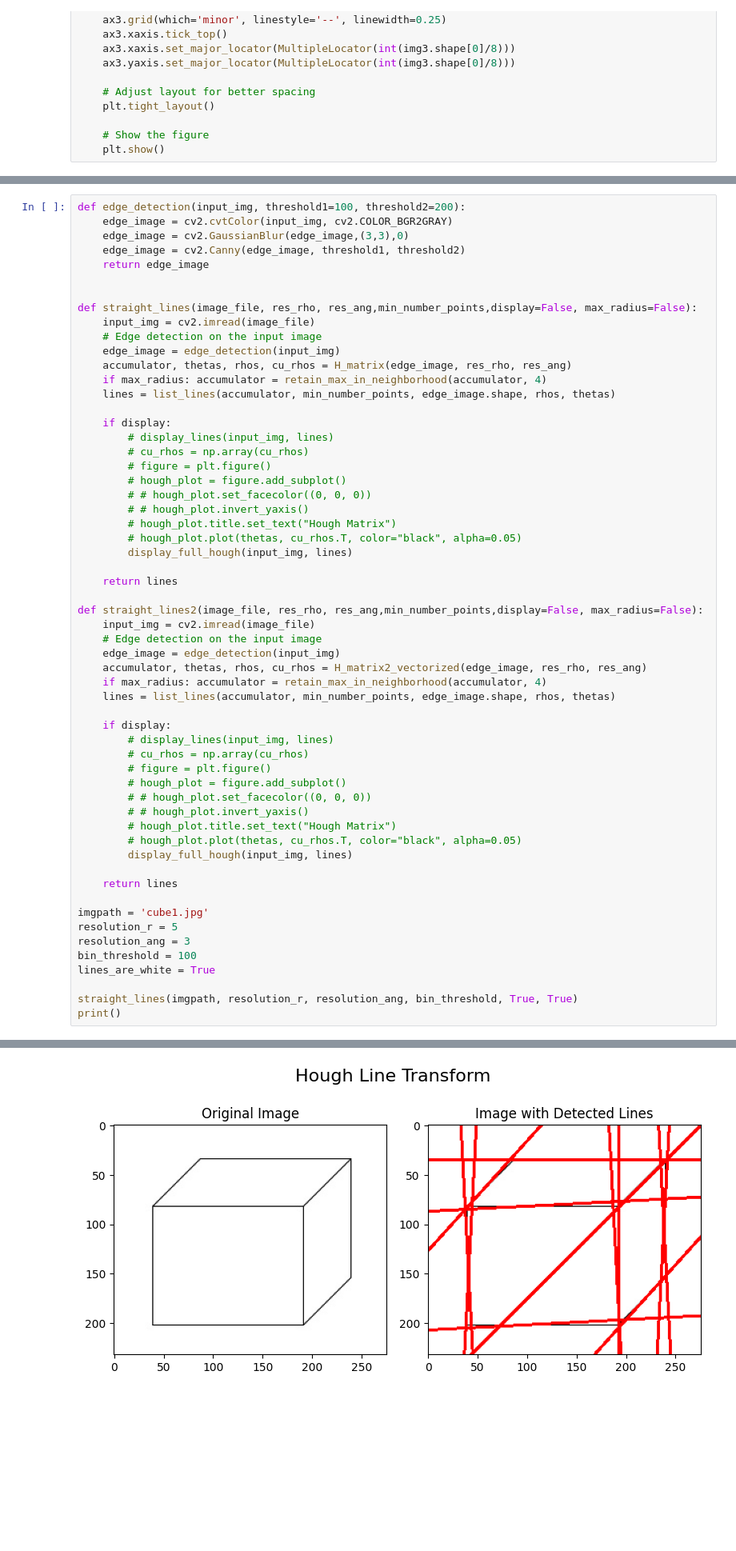
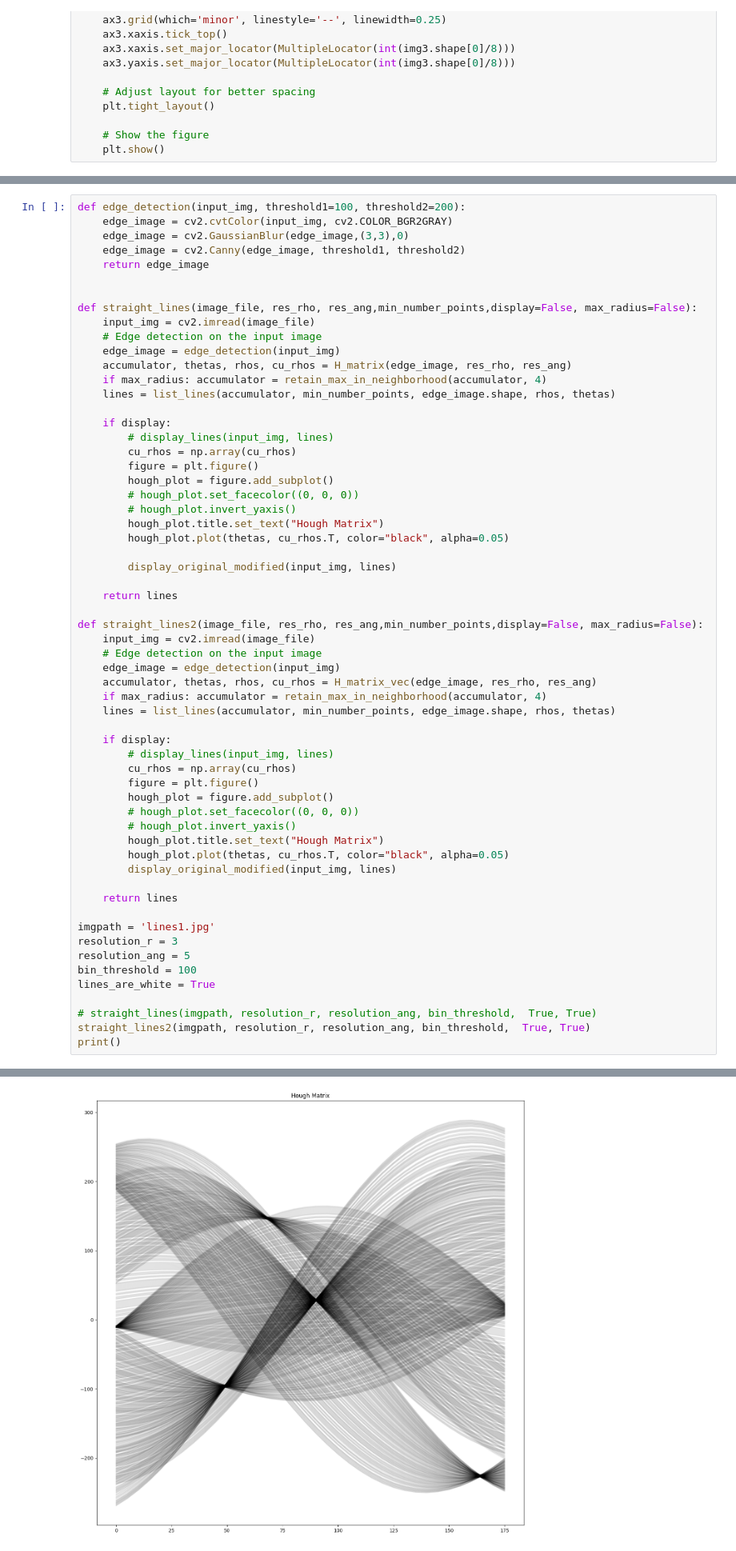
Before and after one commit to haeshed/classic-computer-vision, a Jupyter notebook: HW2/hw2 - test5.ipynb, the cells around one changed output, grey strips where cells are left out. Shown at 80% size. Drawn from its saved outputs; the diff is of its cells as text; blank space fills up the shorter version.

Commit message:
vect working + display

```diff
--- a/HW2/hw2 - test5.ipynb
+++ b/HW2/hw2 - test5.ipynb
@@ -320,14 +316,15 @@ def straight_lines(image_file, res_rho, res_ang,min_number_points,display=False,
 
     if display:
         # display_lines(input_img, lines)
-        # cu_rhos = np.array(cu_rhos)
-        # figure = plt.figure()
-        # hough_plot = figure.add_subplot()
-        # # hough_plot.set_facecolor((0, 0, 0))
-        # # hough_plot.invert_yaxis()
-        # hough_plot.title.set_text("Hough Matrix")
-        # hough_plot.plot(thetas, cu_rhos.T, color="black", alpha=0.05)
-        display_full_hough(input_img, lines)
+        cu_rhos = np.array(cu_rhos)
+        figure = plt.figure()
+        hough_plot = figure.add_subplot()
+        # hough_plot.set_facecolor((0, 0, 0))
+        # hough_plot.invert_yaxis()
+        hough_plot.title.set_text("Hough Matrix")
+        hough_plot.plot(thetas, cu_rhos.T, color="black", alpha=0.05)
+
+        display_original_modified(input_img, lines)
 
     return lines
 
@@ -335,29 +332,30 @@ def straight_lines2(image_file, res_rho, res_ang,min_number_points,display=False
     input_img = cv2.imread(image_file)
     # Edge detection on the input image
     edge_image = edge_detection(input_img)
-    accumulator, thetas, rhos, cu_rhos = H_matrix2_vectorized(edge_image, res_rho, res_ang)
+    accumulator, thetas, rhos, cu_rhos = H_matrix_vec(edge_image, res_rho, res_ang)
     if max_radius: accumulator = retain_max_in_neighborhood(accumulator, 4)
     lines = list_lines(accumulator, min_number_points, edge_image.shape, rhos, thetas)
 
     if display:
         # display_lines(input_img, lines)
-        # cu_rhos = np.array(cu_rhos)
-        # figure = plt.figure()
-        # hough_plot = figure.add_subplot()
-        # # hough_plot.set_facecolor((0, 0, 0))
-        # # hough_plot.invert_yaxis()
-        # hough_plot.title.set_text("Hough Matrix")
-        # hough_plot.plot(thetas, cu_rhos.T, color="black", alpha=0.05)
-        display_full_hough(input_img, lines)
+        cu_rhos = np.array(cu_rhos)
+        figure = plt.figure()
+        hough_plot = figure.add_subplot()
+        # hough_plot.set_facecolor((0, 0, 0))
+        # hough_plot.invert_yaxis()
+        hough_plot.title.set_text("Hough Matrix")
+        hough_plot.plot(thetas, cu_rhos.T, color="black", alpha=0.05)
+        display_original_modified(input_img, lines)
 
     return lines
 
-imgpath = 'cube1.jpg'
-resolution_r = 5
-resolution_ang = 3
+imgpath = 'lines1.jpg'
+resolution_r = 3
+resolution_ang = 5
 bin_threshold = 100
 lines_are_white = True
 
-straight_lines(imgpath, resolution_r, resolution_ang, bin_threshold, True, True)
+# straight_lines(imgpath, resolution_r, resolution_ang, bin_threshold,  True, True)
+straight_lines2(imgpath, resolution_r, resolution_ang, bin_threshold,  True, True)
 print()
 # %% [output]
@@ -364 +363 @@ print()
-[figure, old version]
+[figure, new version]
```
Also changed, not shown: parts of 5 cells of this notebook.
